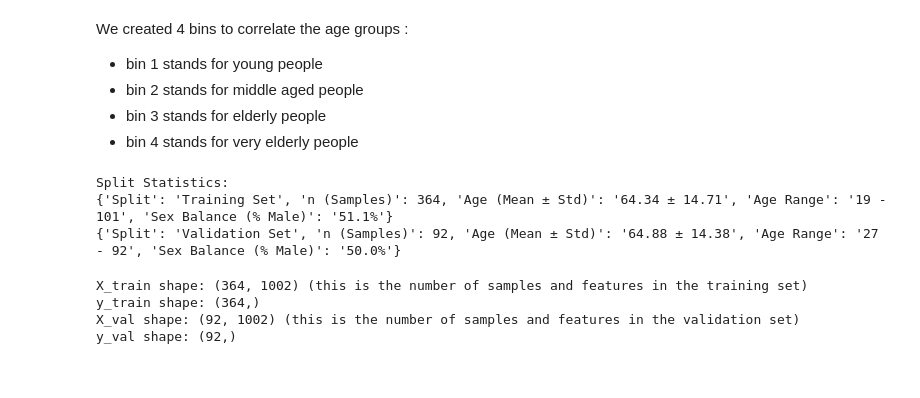
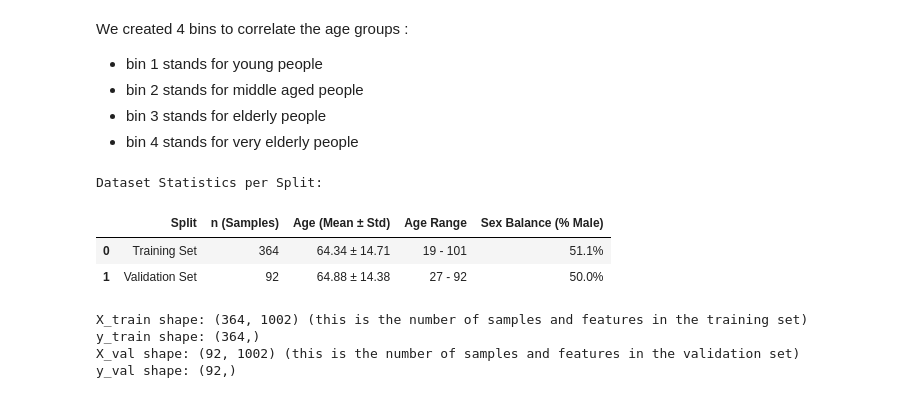
Before and after one commit to despoinaliassa-web/assignment_project, a Jupyter notebook: notebooks/data_exploration.ipynb, the cells around one changed output. Cells and saved outputs as stored; diff of their text form; code cells hidden in the pictures.

```diff
--- a/notebooks/data_exploration.ipynb
+++ b/notebooks/data_exploration.ipynb
@@ -537,20 +537,22 @@ We created 4 bins to correlate the age groups :
 - bin 2 stands for middle aged people
 - bin 3 stands for elderly people
 - bin 4 stands for very elderly people
-# %%
-# Check the split statistics for the training and validation sets
-from src.functions import get_split_stats
-
-
-train_stats = get_split_stats("Training Set", train_df)
-val_stats = get_split_stats("Validation Set", val_df)
-print("\nSplit Statistics:")
-print(train_stats)
-print(val_stats)
-# %% [output]
-Split Statistics:
-{'Split': 'Training Set', 'n (Samples)': 364, 'Age (Mean ± Std)': '64.34 ± 14.71', 'Age Range': '19 - 101', 'Sex Balance (% Male)': '51.1%'}
-{'Split': 'Validation Set', 'n (Samples)': 92, 'Age (Mean ± Std)': '64.88 ± 14.38', 'Age Range': '27 - 92', 'Sex Balance (% Male)': '50.0%'}
+# %%
+# Check the split statistics for the training and validation sets
+from src.functions import get_split_stats
+
+train_stats = get_split_stats("Training Set", train_df)
+val_stats = get_split_stats("Validation Set", val_df)
+
+df_stats = pd.DataFrame([train_stats, val_stats])
+
+print("Dataset Statistics per Split:")
+display(df_stats)
+# %% [output]
+Dataset Statistics per Split:
+|  | Split | n (Samples) | Age (Mean ± Std) | Age Range | Sex Balance (% Male) |
+| 0 | Training Set | 364 | 64.34 ± 14.71 | 19 - 101 | 51.1% |
+| 1 | Validation Set | 92 | 64.88 ± 14.38 | 27 - 92 | 50.0% |
 # %%
 # Choose the fearures and the label column to separate the data
 # Exclude 'age' cause this is the target & sample_id' cause is not useful for prediction
```
Also changed, not shown: parts of 4 cells of this notebook, 9 other files.
